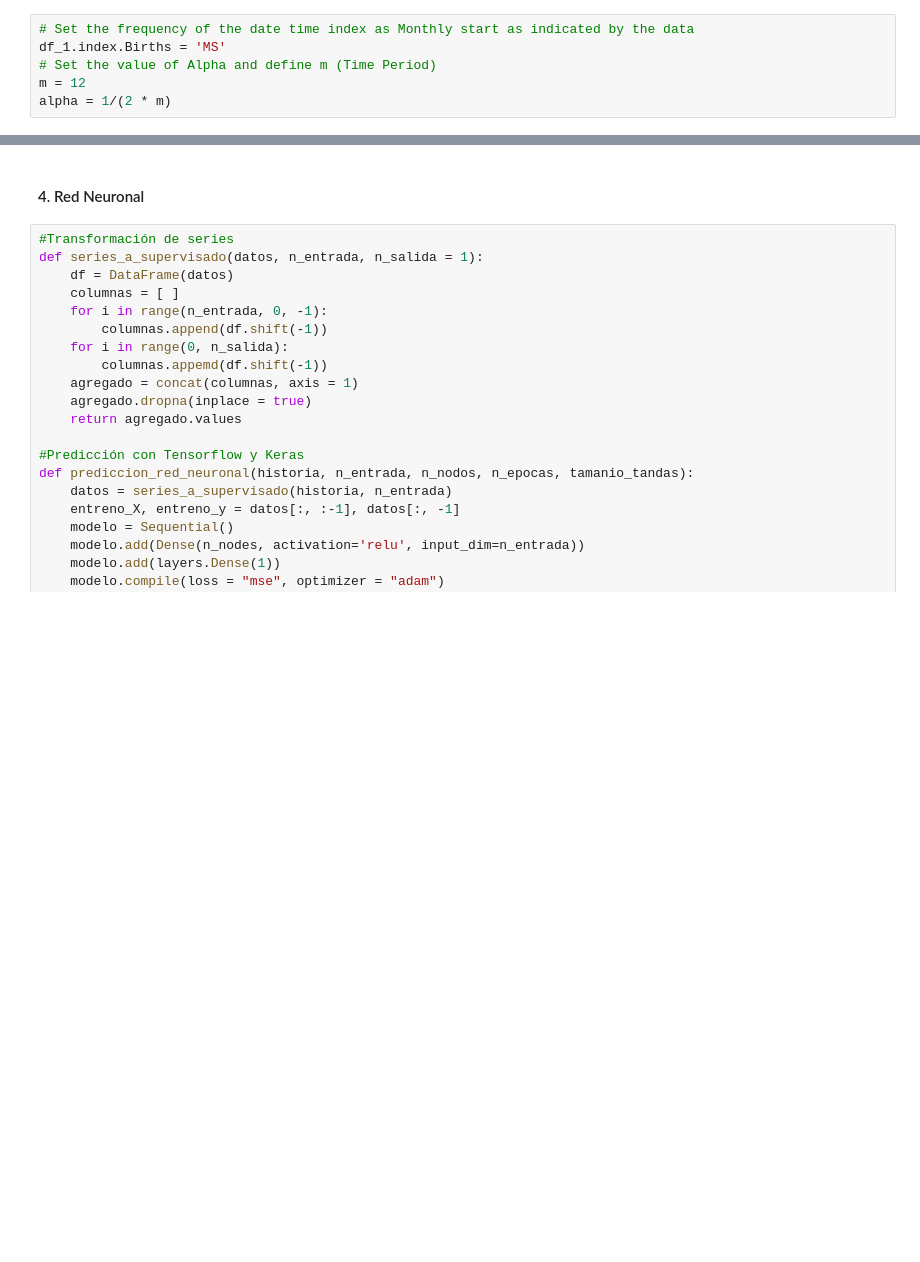
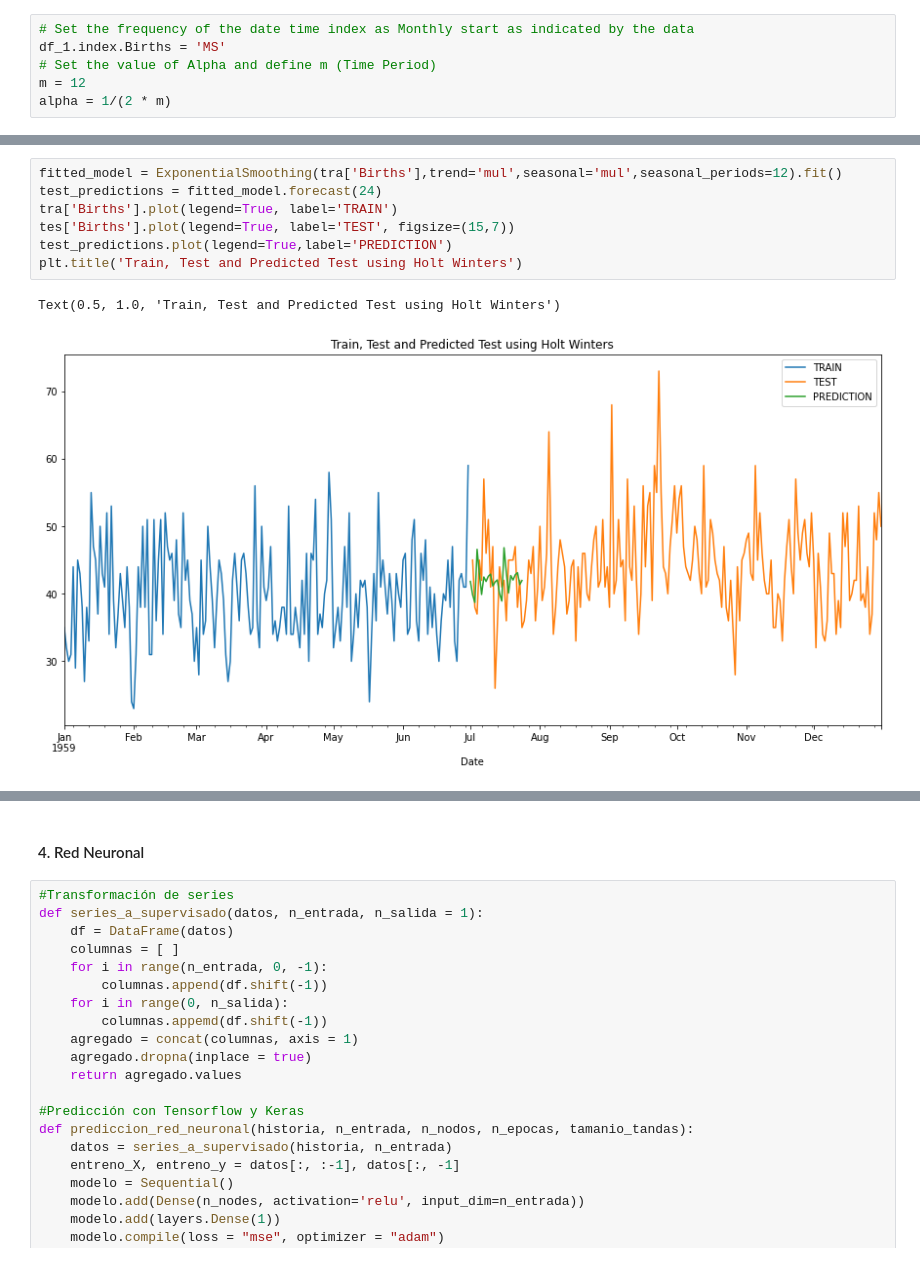
Before and after one commit to CamilaGO/Lab7-ds, a Jupyter notebook: Laboratorio 7 - Female Births.ipynb, the cells around one changed output, grey strips where cells are left out. Drawn from its saved outputs; the diff is of its cells as text; blank space fills up the shorter version.

```diff
--- a/Laboratorio 7 - Female Births.ipynb
+++ b/Laboratorio 7 - Female Births.ipynb
@@ -222,0 +229,10 @@ airline[[‘Thousands of Passengers’,’HWES3_ADD’,’HWES3_MUL’]].plot(ti
+# %%
+fitted_model = ExponentialSmoothing(tra['Births'],trend='mul',seasonal='mul',seasonal_periods=12).fit()
+test_predictions = fitted_model.forecast(24)
+tra['Births'].plot(legend=True, label='TRAIN')
+tes['Births'].plot(legend=True, label='TEST', figsize=(15,7))
+test_predictions.plot(legend=True,label='PREDICTION')
+plt.title('Train, Test and Predicted Test using Holt Winters')
+# %% [output]
+Text(0.5, 1.0, 'Train, Test and Predicted Test using Holt Winters')
+[figure, added]
```
Also changed, not shown: parts of 9 cells of this notebook.
